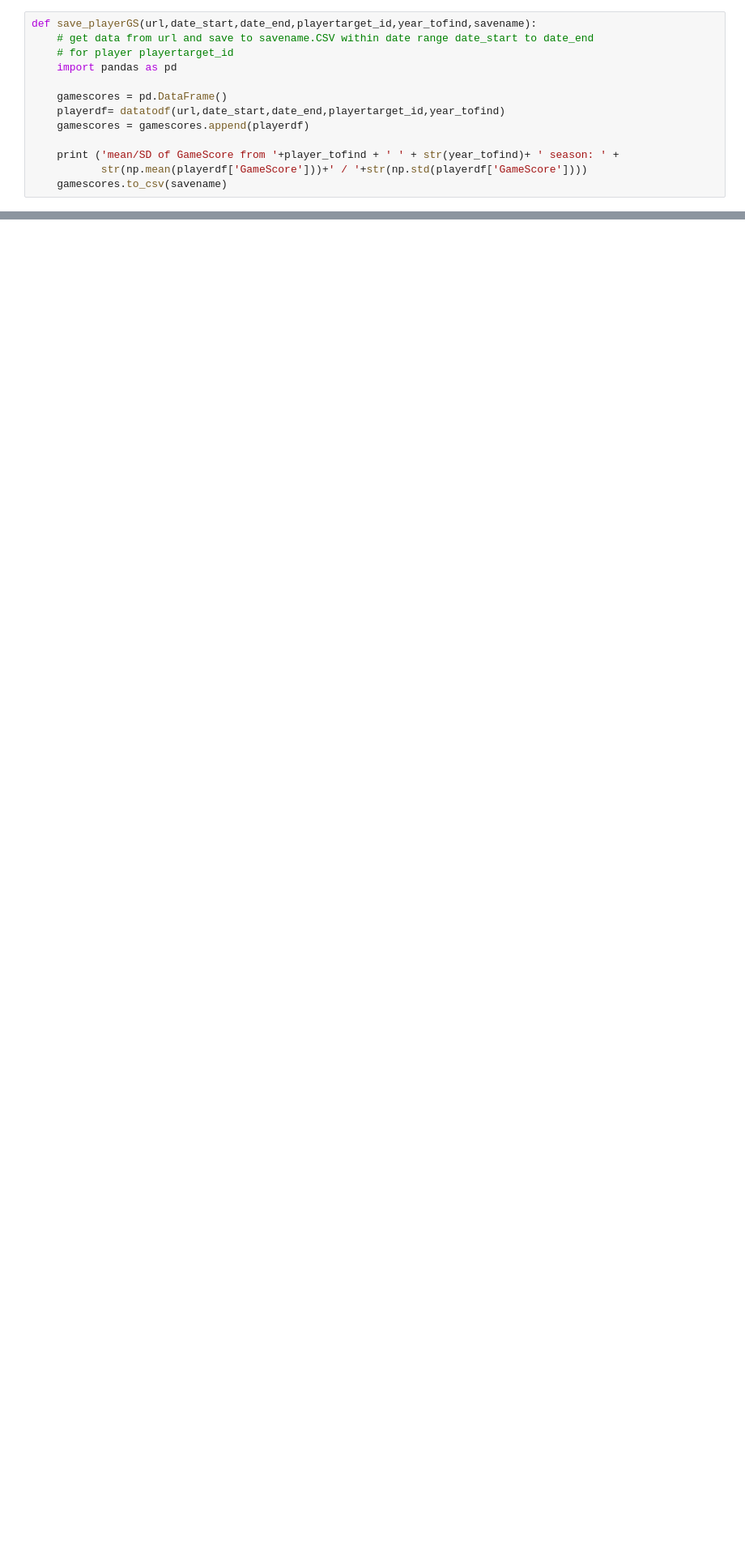
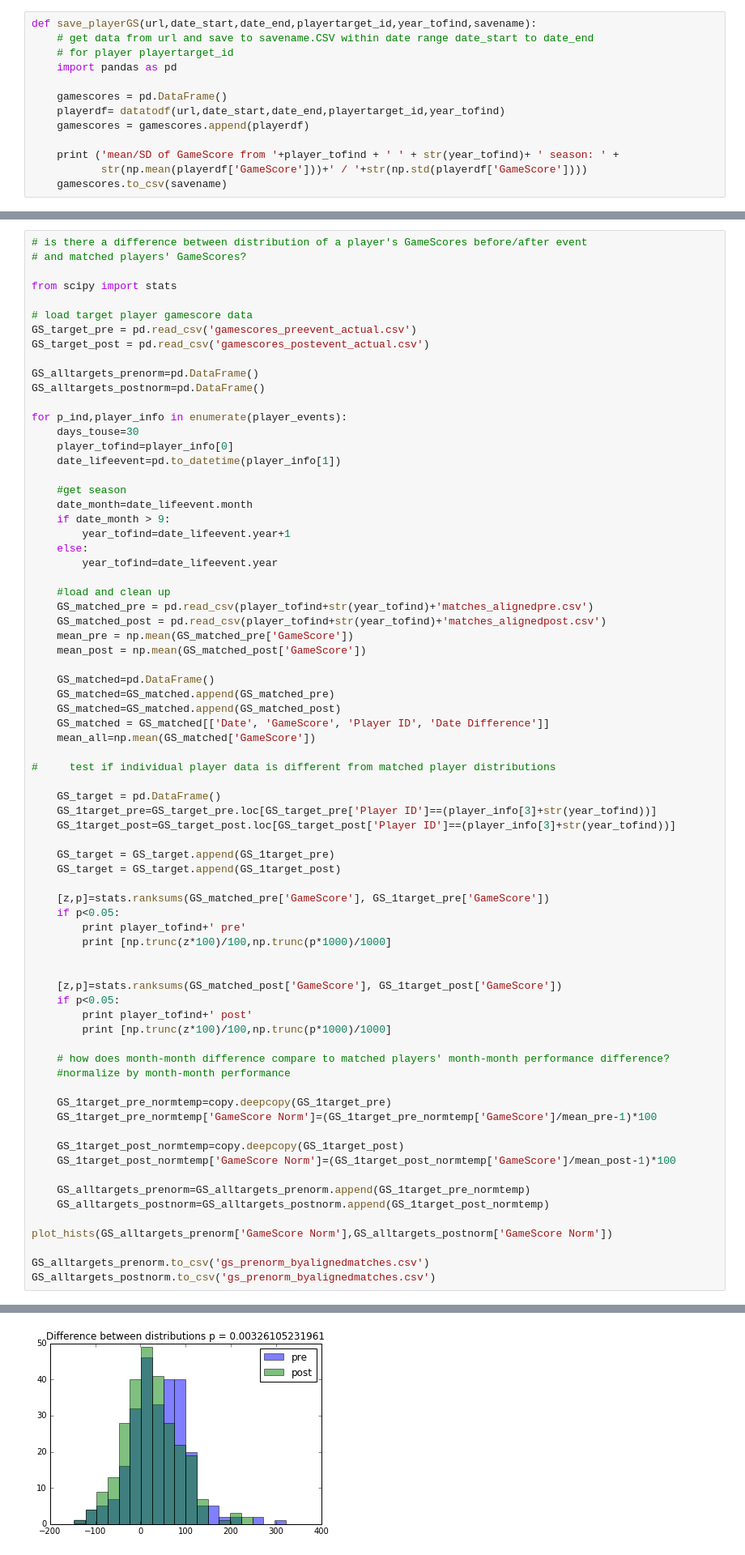
Before and after one commit to mattmacellaio/lifeimpact, a Jupyter notebook: return_date_w_gamescore.ipynb, the cells around one changed output, grey strips where cells are left out. Shown: that part at 81% size. Drawn from its saved outputs; the diff is of its cells as text; blank space fills up the shorter version.

```diff
--- a/return_date_w_gamescore.ipynb
+++ b/return_date_w_gamescore.ipynb
@@ -359,0 +559,74 @@ GS_post.to_csv('gamescores_postevent_actual.csv')
+# %%
+# is there a difference between distribution of a player's GameScores before/after event
+# and matched players' GameScores?
+
+from scipy import stats
+
+# load target player gamescore data
+GS_target_pre = pd.read_csv('gamescores_preevent_actual.csv')
+GS_target_post = pd.read_csv('gamescores_postevent_actual.csv')
+
+GS_alltargets_prenorm=pd.DataFrame()
+GS_alltargets_postnorm=pd.DataFrame()
+
+for p_ind,player_info in enumerate(player_events):
+    days_touse=30
+    player_tofind=player_info[0]
+    date_lifeevent=pd.to_datetime(player_info[1])
+
+    #get season
+    date_month=date_lifeevent.month
+    if date_month > 9:
+        year_tofind=date_lifeevent.year+1
+    else:
+        year_tofind=date_lifeevent.year
+
+    #load and clean up
+    GS_matched_pre = pd.read_csv(player_tofind+str(year_tofind)+'matches_alignedpre.csv')
+    GS_matched_post = pd.read_csv(player_tofind+str(year_tofind)+'matches_alignedpost.csv')
+    mean_pre = np.mean(GS_matched_pre['GameScore'])
+    mean_post = np.mean(GS_matched_post['GameScore'])
+
+    GS_matched=pd.DataFrame()
+    GS_matched=GS_matched.append(GS_matched_pre)
+    GS_matched=GS_matched.append(GS_matched_post)
+    GS_matched = GS_matched[['Date', 'GameScore', 'Player ID', 'Date Difference']]
+    mean_all=np.mean(GS_matched['GameScore'])
+
+#     test if individual player data is different from matched player distributions
+
+    GS_target = pd.DataFrame()
+    GS_1target_pre=GS_target_pre.loc[GS_target_pre['Player ID']==(player_info[3]+str(year_tofind))]
+    GS_1target_post=GS_target_post.loc[GS_target_post['Player ID']==(player_info[3]+str(year_tofind))]
+
+    GS_target = GS_target.append(GS_1target_pre)
+    GS_target = GS_target.append(GS_1target_post)
+
+    [z,p]=stats.ranksums(GS_matched_pre['GameScore'], GS_1target_pre['GameScore'])
+    if p<0.05:
+        print player_tofind+' pre'
+        print [np.trunc(z*100)/100,np.trunc(p*1000)/1000]
+
+
+    [z,p]=stats.ranksums(GS_matched_post['GameScore'], GS_1target_post['GameScore'])
+    if p<0.05:
+        print player_tofind+' post'
+        print [np.trunc(z*100)/100,np.trunc(p*1000)/1000]
+
+    # how does month-month difference compare to matched players' month-month performance difference?
+    #normalize by month-month performance
+
+    GS_1target_pre_normtemp=copy.deepcopy(GS_1target_pre)
+    GS_1target_pre_normtemp['GameScore Norm']=(GS_1target_pre_normtemp['GameScore']/mean_pre-1)*100
+
+    GS_1target_post_normtemp=copy.deepcopy(GS_1target_post)
+    GS_1target_post_normtemp['GameScore Norm']=(GS_1target_post_normtemp['GameScore']/mean_post-1)*100
+
+    GS_alltargets_prenorm=GS_alltargets_prenorm.append(GS_1target_pre_normtemp)
+    GS_alltargets_postnorm=GS_alltargets_postnorm.append(GS_1target_post_normtemp)
+
+plot_hists(GS_alltargets_prenorm['GameScore Norm'],GS_alltargets_postnorm['GameScore Norm'])
+
+GS_alltargets_prenorm.to_csv('gs_prenorm_byalignedmatches.csv')
+GS_alltargets_postnorm.to_csv('gs_prenorm_byalignedmatches.csv')
+# %% [output]
@@ -360,2 +650,3 @@ GS_post.to_csv('gamescores_postevent_actual.csv')
+[figure, added]
 # %%
 # %% [output]
```
Also changed, not shown: parts of 22 cells of this notebook.
